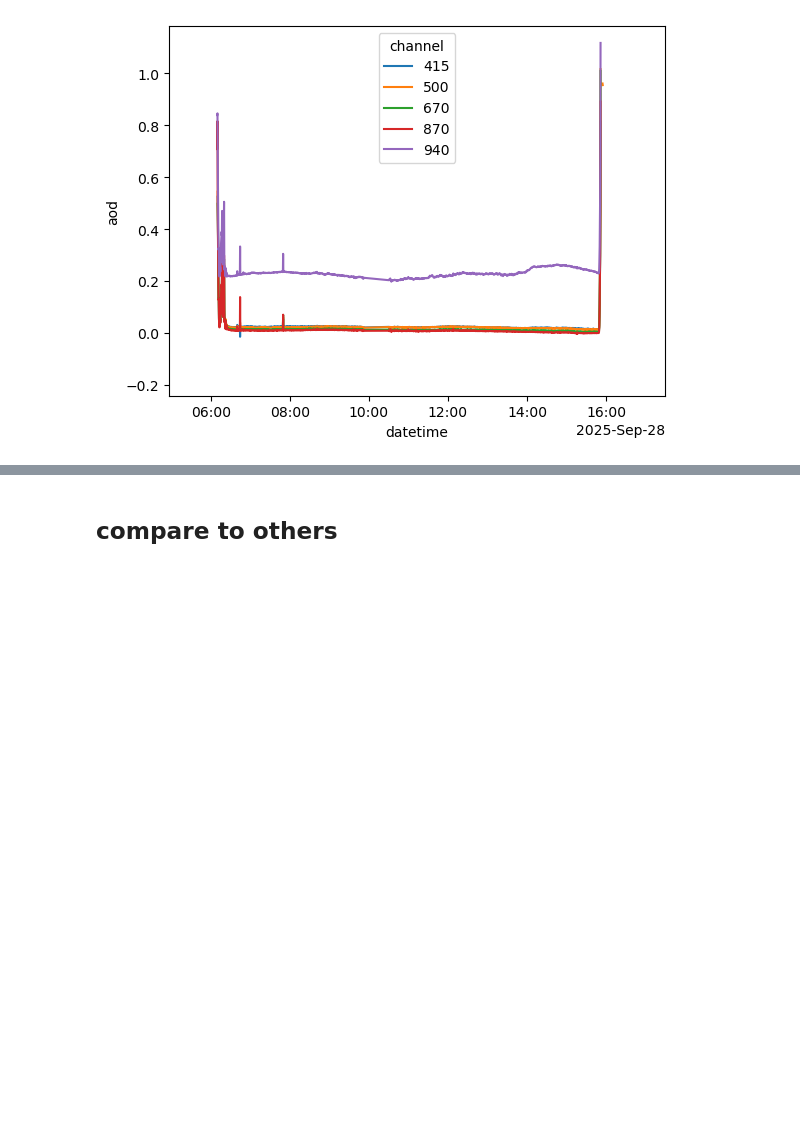
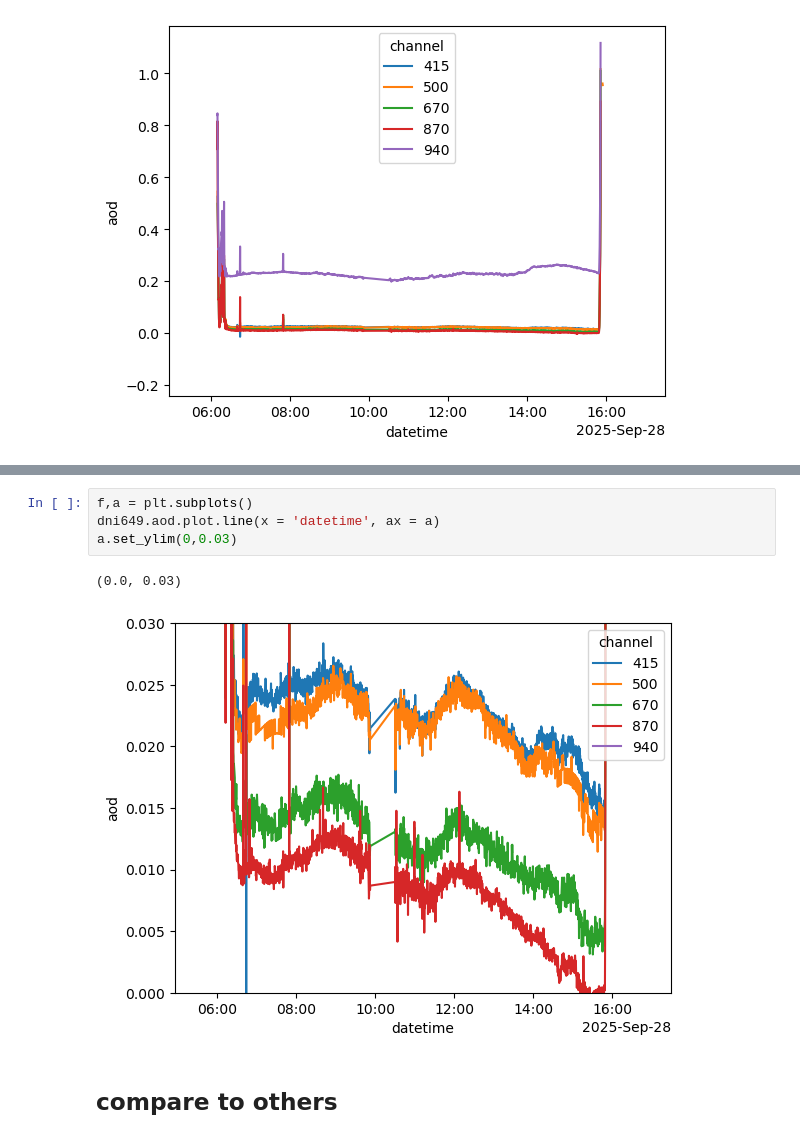
Before and after one commit to HagenTelg/cmpaign_2025_PMOD, a Jupyter notebook: aod_0928.ipynb, the cells around one changed output, grey strips where cells are left out. Saved outputs shown, nothing was run; the diff lists cells and outputs as text; blank space fills up the shorter version.

```diff
--- a/aod_0928.ipynb
+++ b/aod_0928.ipynb
@@ -91,3 +100,10 @@ dni649 = dni
+# %%
+f,a = plt.subplots()
+dni649.aod.plot.line(x = 'datetime', ax = a)
+a.set_ylim(0,0.03)
+# %% [output]
+(0.0, 0.03)
+[figure, added]
 # %% [markdown]
 ## compare to others
 # %%
```
Also changed, not shown: parts of 2 cells of this notebook, 7 other files.
